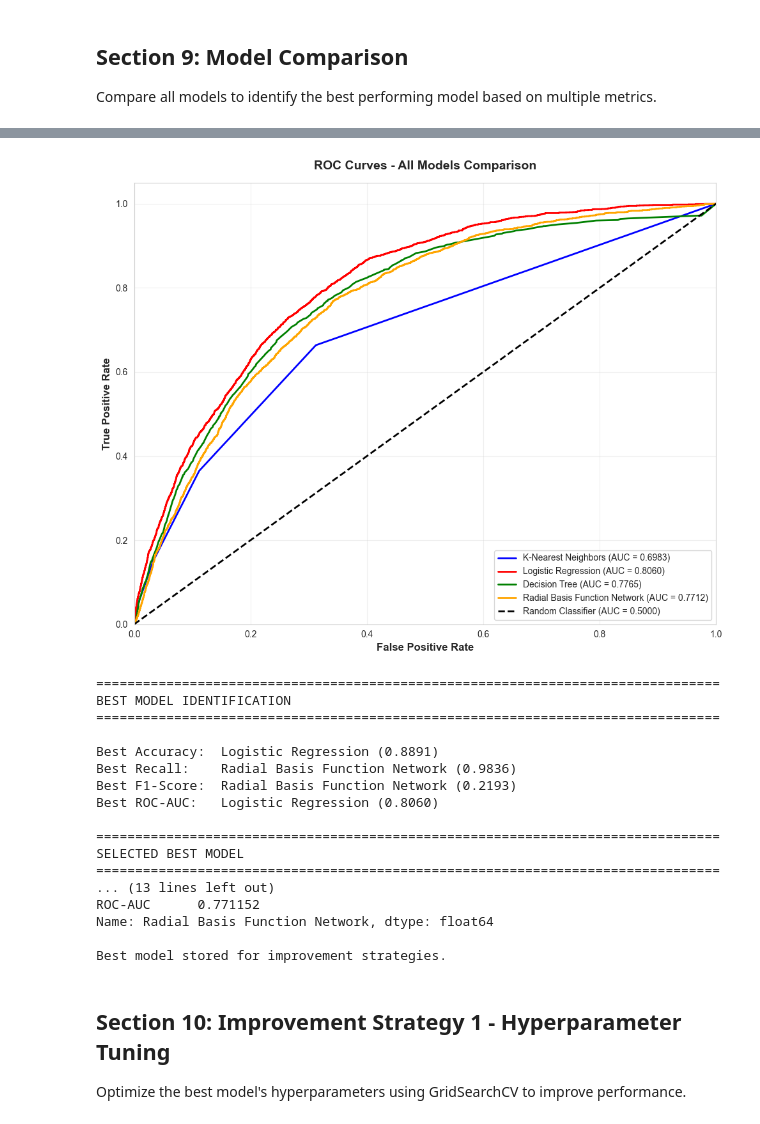
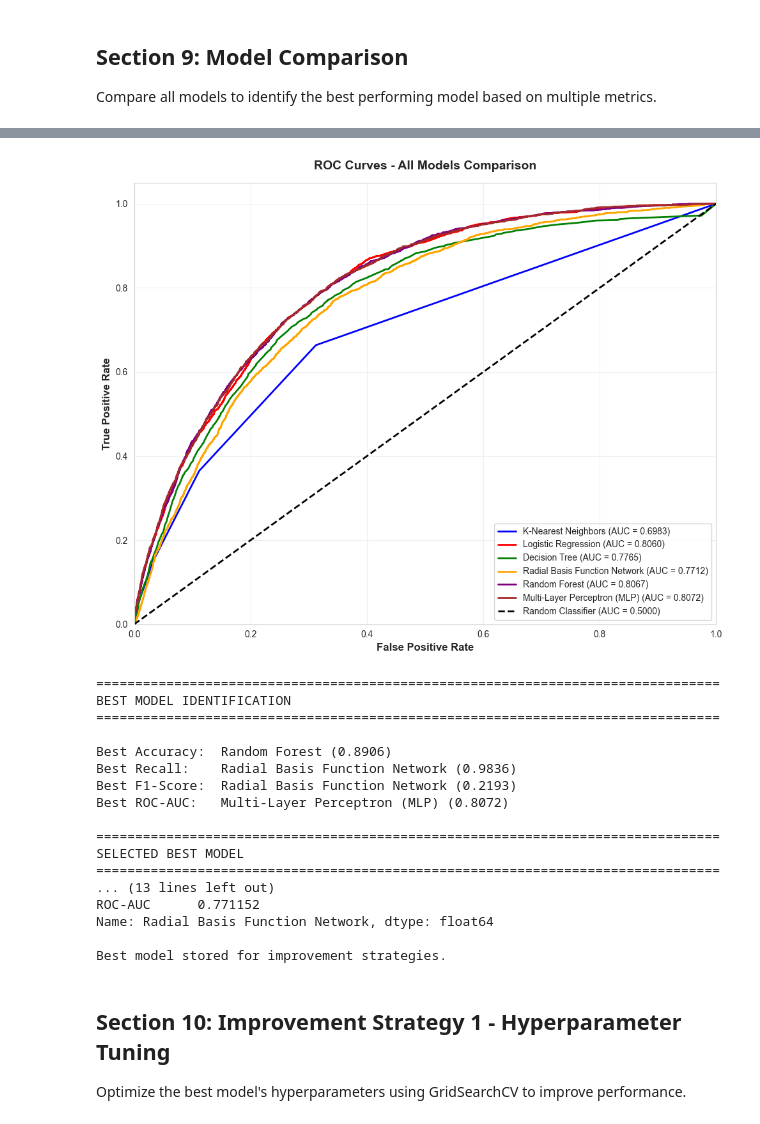
Before and after one commit to amarendar04/UK, a Jupyter notebook: AI_CW_item1/heart_attack_prediction.ipynb, the cells around one changed output, grey strips where cells are left out. Saved outputs shown, nothing was run; the diff lists cells and outputs as text; code cells hidden in the pictures.

```diff
--- a/AI_CW_item1/heart_attack_prediction.ipynb
+++ b/AI_CW_item1/heart_attack_prediction.ipynb
@@ -887,0 +905,26 @@ ROC-AUC:   0.7712
+# %%
+# Import Random Forest
+from sklearn.ensemble import RandomForestClassifier
+
+# Initialize Random Forest model
+rf_model = RandomForestClassifier(
+    n_estimators=100,
+    max_depth=15,
+    min_samples_split=5,
+    min_samples_leaf=2,
+    random_state=42
+)
+
+# Train the model
+print("Training Random Forest model...")
+print("="*80)
+print(f"\nRandom Forest Configuration:")
+print(f"  - Number of trees: {rf_model.n_estimators}")
+print(f"  - Max depth: {rf_model.max_depth}")
+print(f"  - Min samples split: {rf_model.min_samples_split}")
+print(f"  - Min samples leaf: {rf_model.min_samples_leaf}")
+print("\n" + "="*80 + "\n")
+
+rf_model.fit(X_train, y_train)
+print("Random Forest model trained successfully!")
+print("="*80)
@@ -887,0 +989,6 @@ ROC-AUC:   0.7712
+# %%
+# Evaluate the Random Forest model
+rf_results = evaluate_model(rf_model, X_test, y_test, 'Random Forest')
+
+# Store results
+results_list.append(rf_results)
@@ -887,0 +1126,6 @@ ROC-AUC:   0.7712
+# %%
+# Evaluate the MLP model
+mlp_results = evaluate_model(mlp_model, X_test, y_test, 'Multi-Layer Perceptron (MLP)')
+
+# Store results
+results_list.append(mlp_results)
@@ -965,27 +1220,27 @@ plt.show()
 # %%
 # Create overlayed ROC curves for all models
 plt.figure(figsize=(10, 8))
 
-colors = ['blue', 'red', 'green', 'orange']
+colors = ['blue', 'red', 'green', 'orange', 'purple', 'brown']
 for i, result in enumerate(results_list):
     plt.plot(result['FPR'], result['TPR'],
              color=colors[i], lw=2,
              label=f"{result['Model']} (AUC = {result['ROC-AUC']:.4f})")
 
 # Plot diagonal line for random classifier
 plt.plot([0, 1], [0, 1], 'k--', lw=2, label='Random Classifier (AUC = 0.5000)')
 
 plt.xlim([0.0, 1.0])
 plt.ylim([0.0, 1.05])
 plt.xlabel('False Positive Rate', fontsize=12, fontweight='bold')
 plt.ylabel('True Positive Rate', fontsize=12, fontweight='bold')
 plt.title('ROC Curves - All Models Comparison', fontsize=14, fontweight='bold', pad=15)
 plt.legend(loc='lower right', fontsize=10)
 plt.grid(True, alpha=0.3)
 plt.tight_layout()
 plt.show()
 # %% [output]
-[figure, old version]
+[figure, new version]
 # %%
 # Identify the best performing model
 print("\n" + "="*80)
@@ -1025,6 +1280,10 @@ elif best_model_name == 'Logistic Regression':
     best_model = lr_model
 elif best_model_name == 'Decision Tree':
     best_model = dt_model
+elif best_model_name == 'Random Forest':
+    best_model = rf_model
+elif best_model_name == 'Multi-Layer Perceptron (MLP)':
+    best_model = mlp_model
 else:  # Radial Basis Function Network
     best_model = rbfn_model
 
@@ -1034,10 +1293,10 @@ print(f"\nBest model stored for improvement strategies.")
 BEST MODEL IDENTIFICATION
 ================================================================================
 
-Best Accuracy:  Logistic Regression (0.8891)
+Best Accuracy:  Random Forest (0.8906)
 Best Recall:    Radial Basis Function Network (0.9836)
 Best F1-Score:  Radial Basis Function Network (0.2193)
-Best ROC-AUC:   Logistic Regression (0.8060)
+Best ROC-AUC:   Multi-Layer Perceptron (MLP) (0.8072)
 
 ================================================================================
 SELECTED BEST MODEL
```
Also changed, not shown: parts of 22 cells of this notebook.
